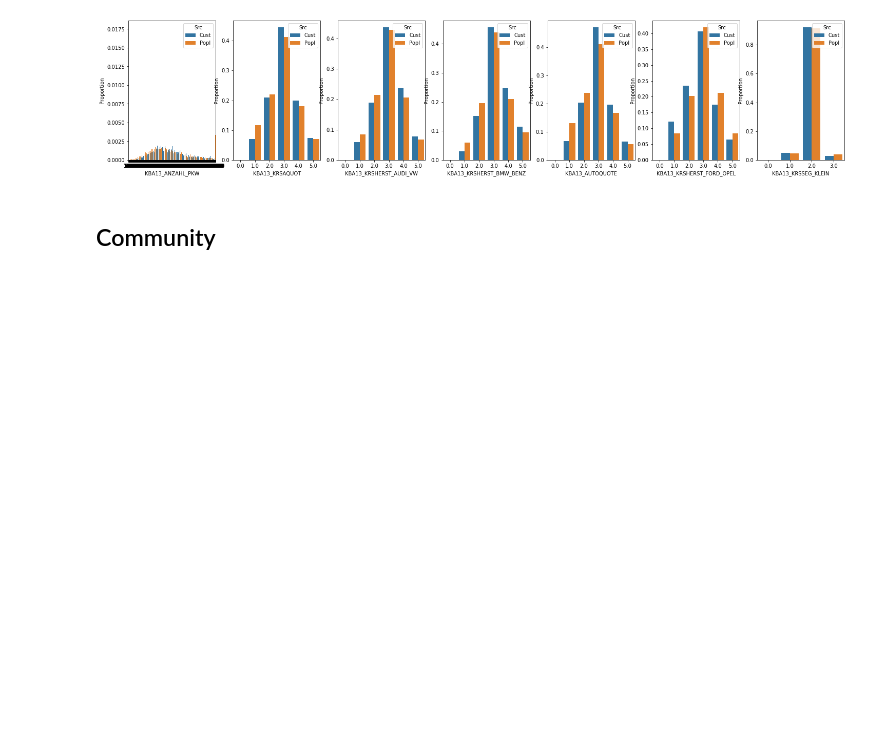
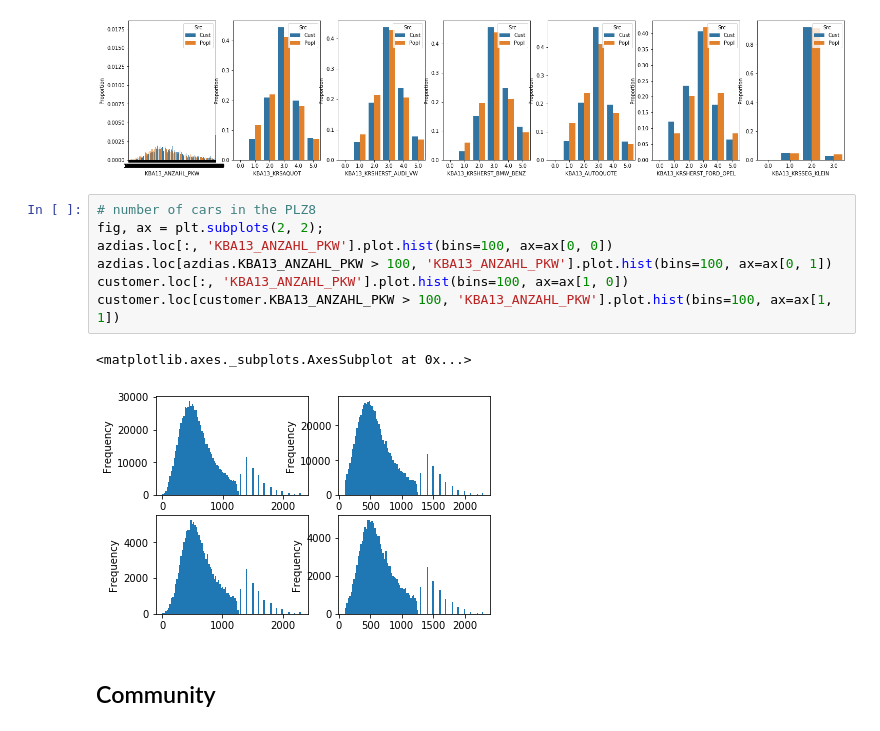
Before and after one commit to PavanKB/arvato_customer_segmentation, a Jupyter notebook: Arvato Project Workbook.ipynb, the cells around one changed output. Cells and saved outputs as stored; diff of their text form; blank space fills up the shorter version.

```diff
--- a/Arvato Project Workbook.ipynb
+++ b/Arvato Project Workbook.ipynb
@@ -536,6 +561,16 @@ plot_data_dist_comp(azdias, customer, similar_attributes, 8, 14, (25, 40))
 plot_data_dist_comp(azdias, customer, different_attributes, 7, 1, (25, 5))
 # %% [output]
 [figure]
+# %%
+# number of cars in the PLZ8
+fig, ax = plt.subplots(2, 2);
+azdias.loc[:, 'KBA13_ANZAHL_PKW'].plot.hist(bins=100, ax=ax[0, 0])
+azdias.loc[azdias.KBA13_ANZAHL_PKW > 100, 'KBA13_ANZAHL_PKW'].plot.hist(bins=100, ax=ax[0, 1])
+customer.loc[:, 'KBA13_ANZAHL_PKW'].plot.hist(bins=100, ax=ax[1, 0])
+customer.loc[customer.KBA13_ANZAHL_PKW > 100, 'KBA13_ANZAHL_PKW'].plot.hist(bins=100, ax=ax[1, 1])
+# %% [output]
+<matplotlib.axes._subplots.AxesSubplot at 0x...>
+[figure, added]
 # %% [markdown]
 ## Community
 # %%
```
Also changed, not shown: parts of 4 cells of this notebook, 1 other file.
